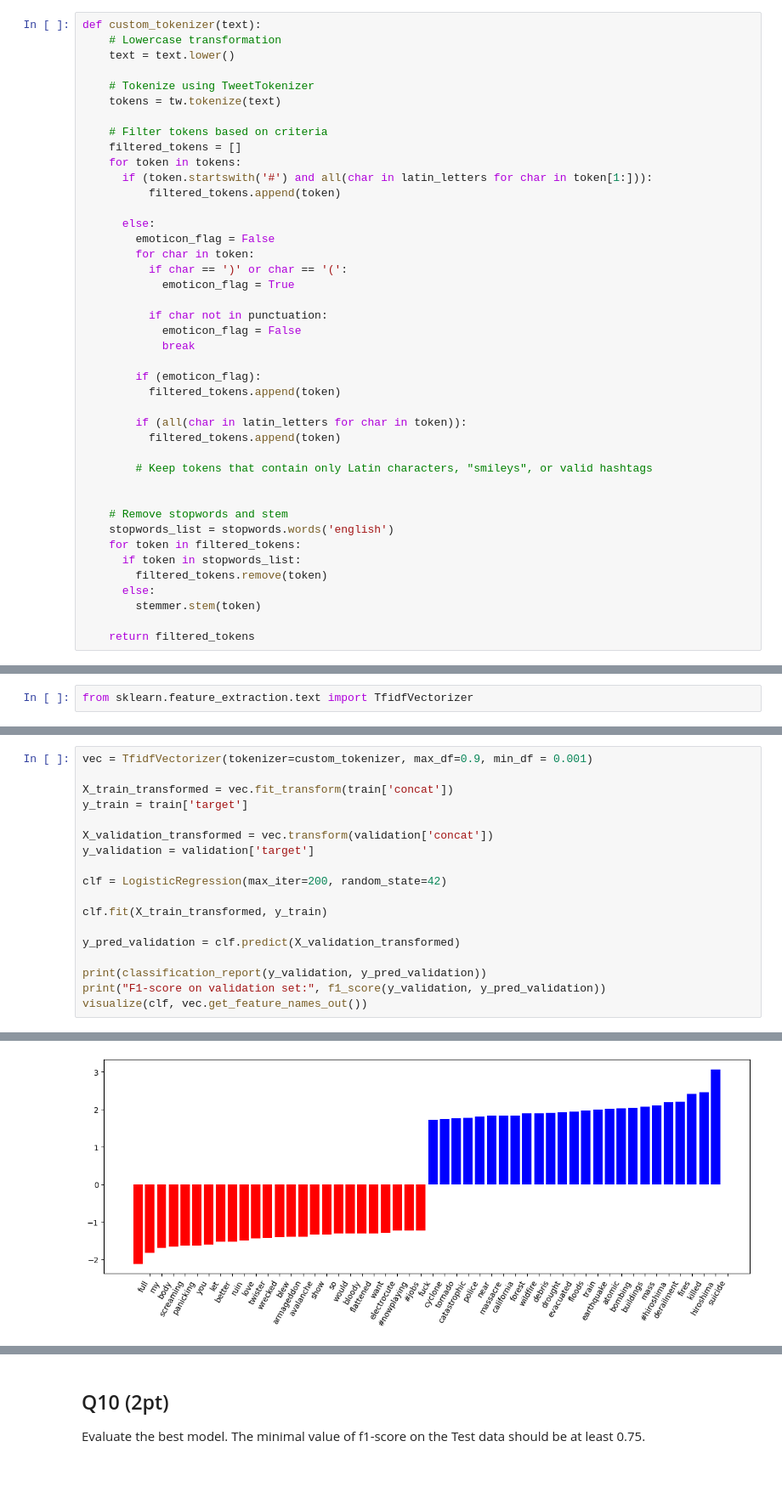
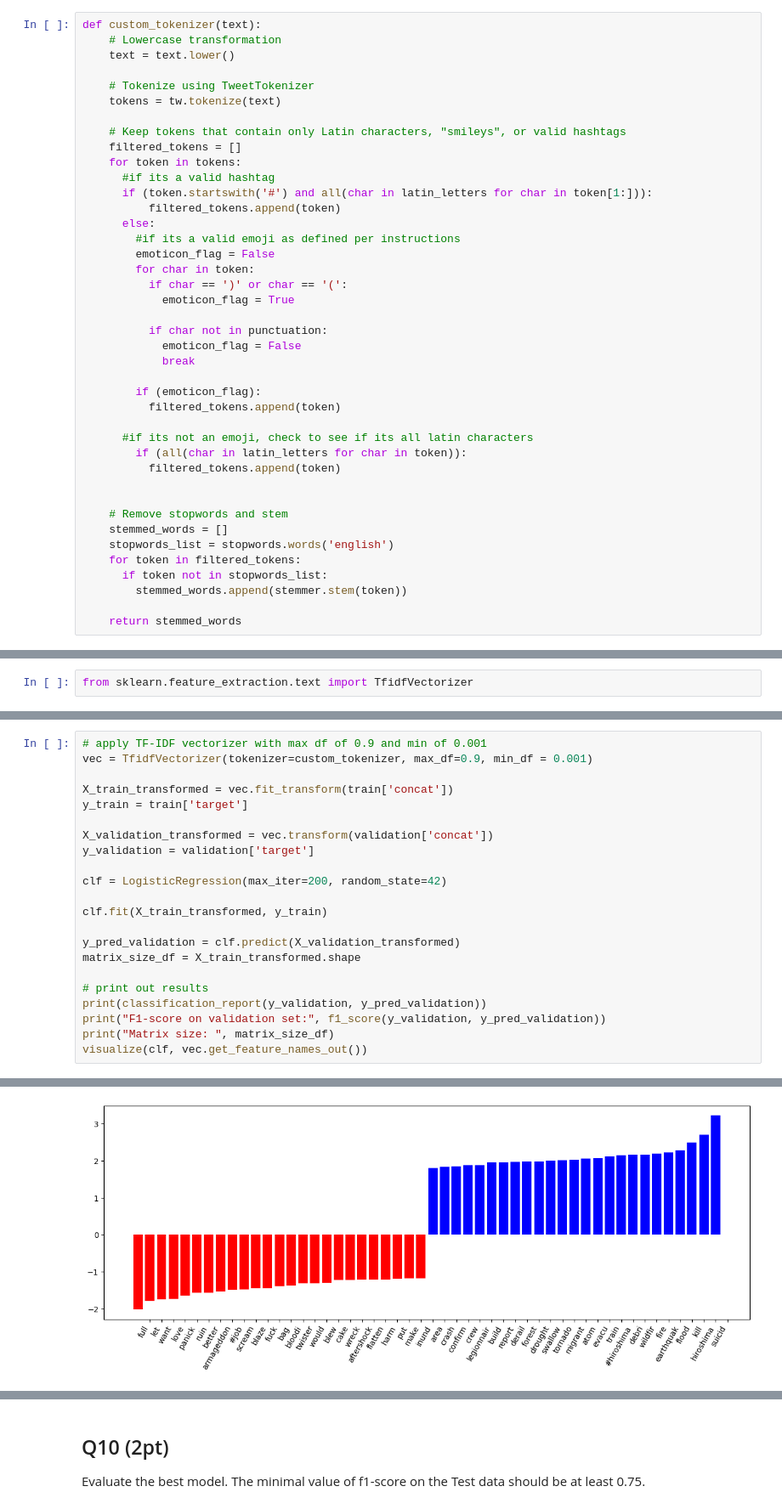
Before and after one commit to YKhalitov/College-Projects, a Jupyter notebook: RIT-Projects/Machine Learning - CSCI 335/HW4.ipynb, the cells around one changed output, grey strips where cells are left out. Shown at 85% size. Drawn from its saved outputs; the diff is of its cells as text; blank space fills up the shorter version.

```diff
--- a/RIT-Projects/Machine Learning - CSCI 335/HW4.ipynb
+++ b/RIT-Projects/Machine Learning - CSCI 335/HW4.ipynb
@@ -259,13 +275,14 @@ def custom_tokenizer(text):
     # Tokenize using TweetTokenizer
     tokens = tw.tokenize(text)
 
-    # Filter tokens based on criteria
+    # Keep tokens that contain only Latin characters, "smileys", or valid hashtags
     filtered_tokens = []
     for token in tokens:
+      #if its a valid hashtag
       if (token.startswith('#') and all(char in latin_letters for char in token[1:])):
           filtered_tokens.append(token)
-
       else:
+        #if its a valid emoji as defined per instructions
         emoticon_flag = False
         for char in token:
           if char == ')' or char == '(':
@@ -278,21 +295,19 @@ def custom_tokenizer(text):
         if (emoticon_flag):
           filtered_tokens.append(token)
 
+      #if its not an emoji, check to see if its all latin characters
         if (all(char in latin_letters for char in token)):
           filtered_tokens.append(token)
 
-        # Keep tokens that contain only Latin characters, "smileys", or valid hashtags
-
 
     # Remove stopwords and stem
+    stemmed_words = []
     stopwords_list = stopwords.words('english')
     for token in filtered_tokens:
-      if token in stopwords_list:
-        filtered_tokens.remove(token)
-      else:
-        stemmer.stem(token)
+      if token not in stopwords_list:
+        stemmed_words.append(stemmer.stem(token))
 
-    return filtered_tokens
+    return stemmed_words
 # %%
 print(train.iloc[0]['concat'])
 # %% [output]
@@ -429,4 +464,5 @@ F1-score on validation set: 0.7334630350194553
 # %%
+# apply TF-IDF vectorizer with max df of 0.9 and min of 0.001
 vec = TfidfVectorizer(tokenizer=custom_tokenizer, max_df=0.9, min_df = 0.001)
 
 X_train_transformed = vec.fit_transform(train['concat'])
@@ -440,9 +476,12 @@ clf = LogisticRegression(max_iter=200, random_state=42)
 clf.fit(X_train_transformed, y_train)
 
 y_pred_validation = clf.predict(X_validation_transformed)
+matrix_size_df = X_train_transformed.shape
 
+# print out results
 print(classification_report(y_validation, y_pred_validation))
 print("F1-score on validation set:", f1_score(y_validation, y_pred_validation))
+print("Matrix size: ", matrix_size_df)
 visualize(clf, vec.get_feature_names_out())
 # %% [output]
               precision    recall  f1-score   support
@@ -458 +497 @@ F1-score on validation set: 0.7246925260170293
-[figure, old version]
+[figure, new version]
```
Also changed, not shown: parts of 22 cells of this notebook.
